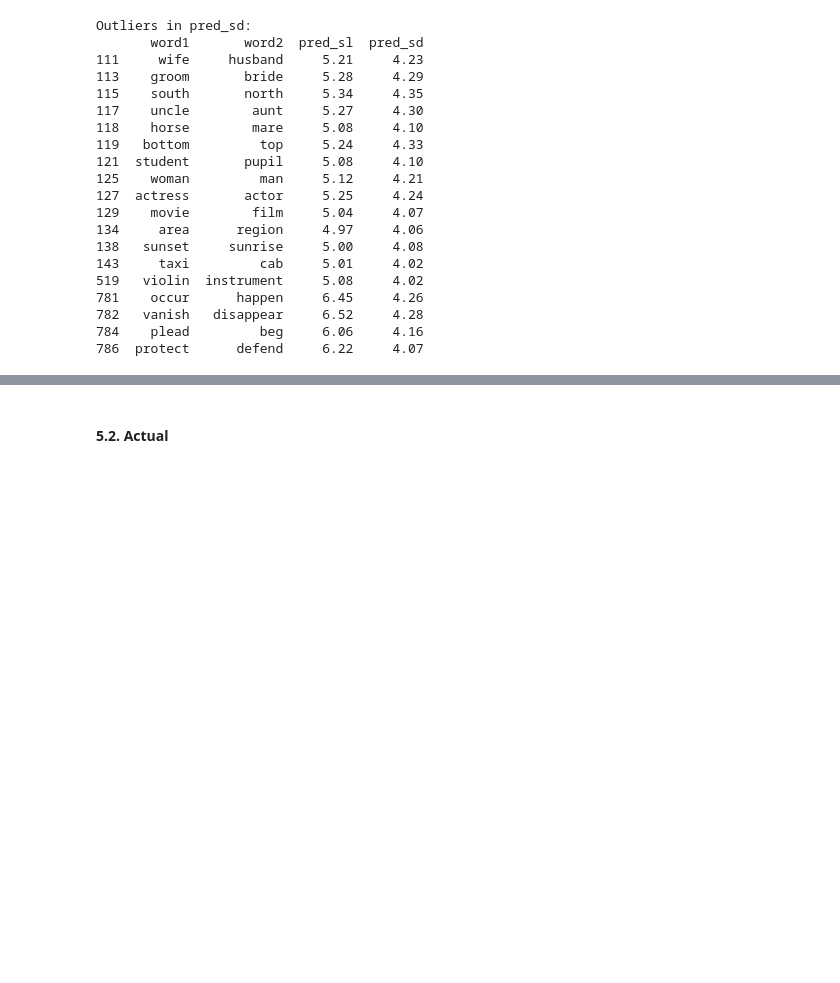
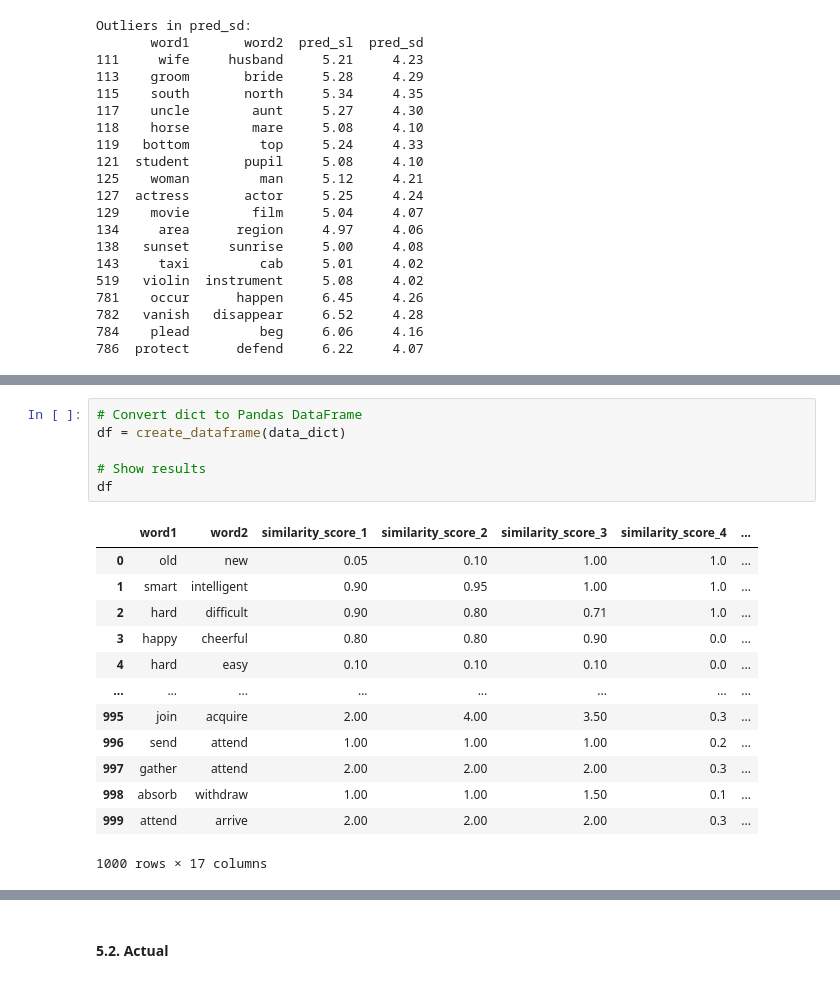
Before and after one commit to XanderSnelder/master-thesis, a Jupyter notebook: evaluation/en/f1.ipynb, the cells around one changed output, grey strips where cells are left out. Saved outputs shown, nothing was run; the diff lists cells and outputs as text; blank space fills up the shorter version.

```diff
--- a/evaluation/en/f1.ipynb
+++ b/evaluation/en/f1.ipynb
@@ -410,0 +568,20 @@ Outliers in pred_sd:
+# %%
+# Convert dict to Pandas DataFrame
+df = create_dataframe(data_dict)
+
+# Show results
+df
+# %% [output]
+|  | word1 | word2 | similarity_score_1 | similarity_score_2 | similarity_score_3 | similarity_score_4 | ... |
+| 0 | old | new | 0.05 | 0.10 | 1.00 | 1.0 | ... |
+| 1 | smart | intelligent | 0.90 | 0.95 | 1.00 | 1.0 | ... |
+| 2 | hard | difficult | 0.90 | 0.80 | 0.71 | 1.0 | ... |
+| 3 | happy | cheerful | 0.80 | 0.80 | 0.90 | 0.0 | ... |
+| 4 | hard | easy | 0.10 | 0.10 | 0.10 | 0.0 | ... |
+| ... | ... | ... | ... | ... | ... | ... | ... |
+| 995 | join | acquire | 2.00 | 4.00 | 3.50 | 0.3 | ... |
+| 996 | send | attend | 1.00 | 1.00 | 1.00 | 0.2 | ... |
+| 997 | gather | attend | 2.00 | 2.00 | 2.00 | 0.3 | ... |
+| 998 | absorb | withdraw | 1.00 | 1.00 | 1.50 | 0.1 | ... |
+| 999 | attend | arrive | 2.00 | 2.00 | 2.00 | 0.3 | ... |
+1000 rows × 17 columns
```
Also changed, not shown: parts of 19 cells of this notebook, 4 other files.
